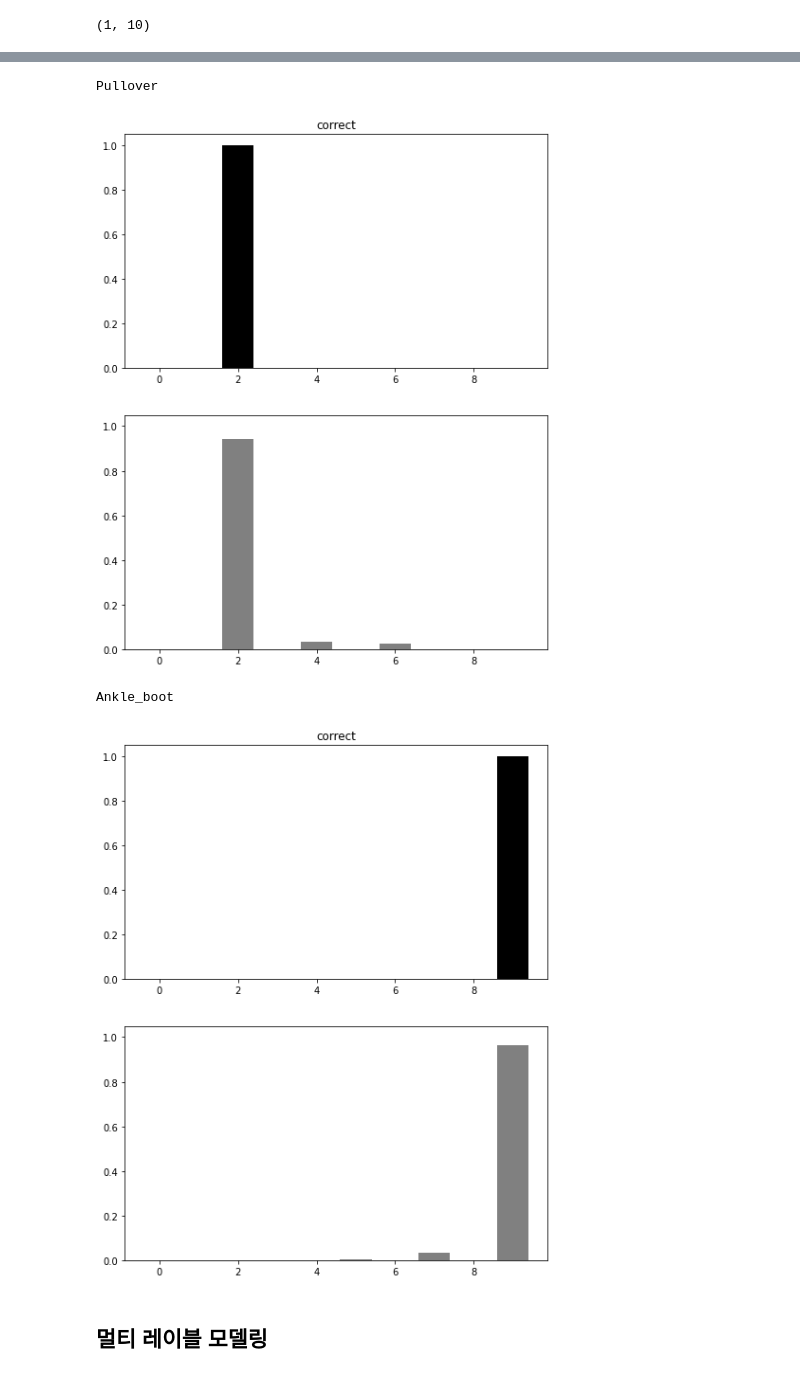
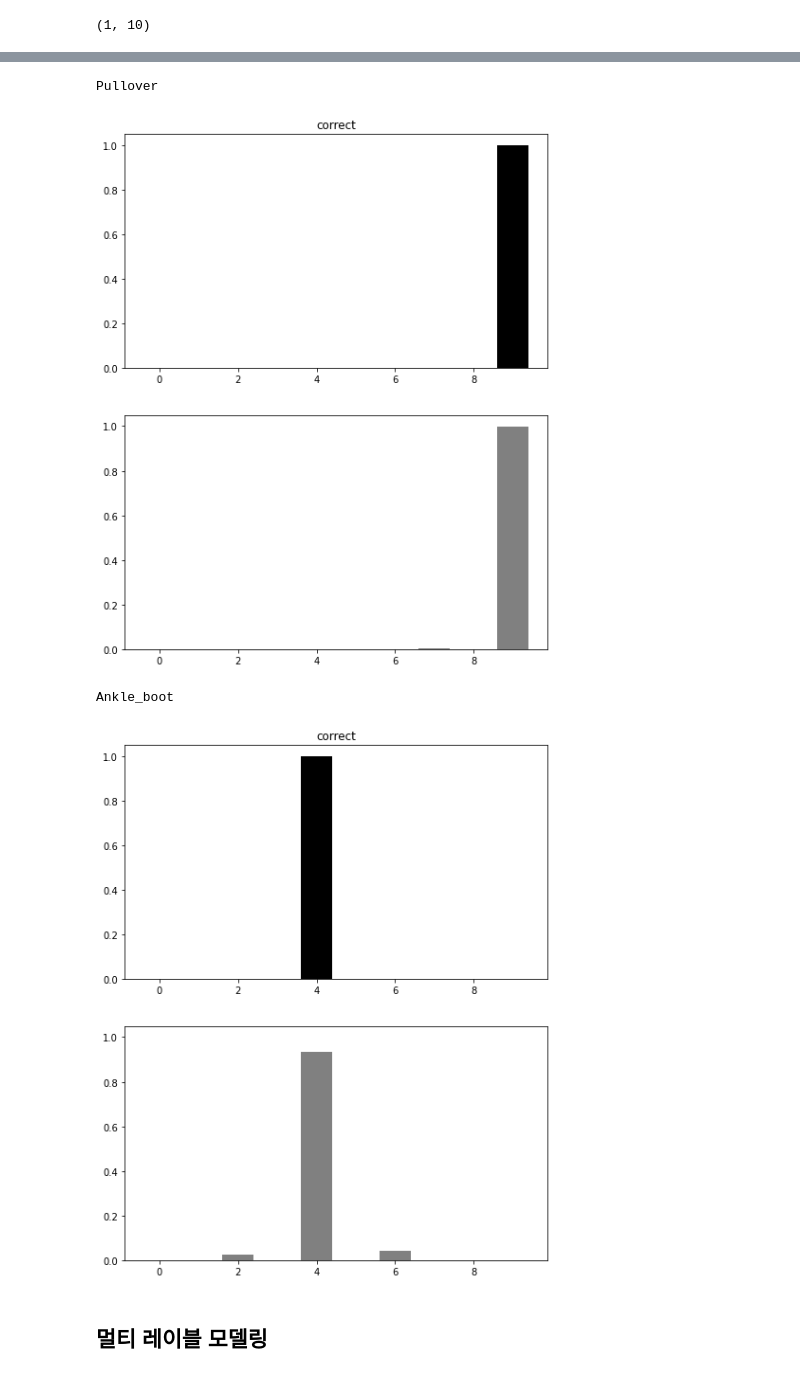
Before and after one commit to Vaycold/Vaycold, a Jupyter notebook: Python_DL/여러 의상 사진에서 옷 종류 구분하기~2차모델링.ipynb, the cells around one changed output, grey strips where cells are left out. Drawn from its saved outputs; the diff is of its cells as text; code cells hidden in the pictures.

```diff
--- a/Python_DL/여러 의상 사진에서 옷 종류 구분하기~2차모델링.ipynb
+++ b/Python_DL/여러 의상 사진에서 옷 종류 구분하기~2차모델링.ipynb
@@ -584,12 +241,15 @@ def single_model() :
 
     x = Conv2D(64, 2, padding='same',activation='relu')(x)
     x = MaxPool2D(2)(x)
-    #x = Flatten()(x) # 요건 모델1
-    x = GlobalAveragePooling2D()(x) #요건 모델2
+
+    x = Conv2D(64, 2, padding='same',activation='relu')(x) # 추가
+    x = MaxPool2D(2)(x)                                    # 추가
+
+    x = GlobalAveragePooling2D()(x)
     x = Dense(10, activation = 'softmax')(x)
 
     return Model(input,x)
 # %%
-model2 = single_model()
-model2.summary()
+model = single_model()
+model.summary()
 # %% [output]
@@ -634,3 +273,3 @@ _________________________________________________________________
 # %%
 # 만든 모델에 loss 와 optimizer, metric을 설정하자
-model2.compile(loss = 'categorical_crossentropy', optimizer = 'adam', metrics = ['accuracy'])
+model.compile(loss = 'categorical_crossentropy', optimizer = 'adam', metrics = ['accuracy'])
@@ -642,9 +276,9 @@ train_expand_images.shape
 # %%
 # 모델 학습시키자
-hist = model2.fit(train_expand_images.reshape((-1,56,56,1)),
+hist = model.fit(train_expand_images.reshape((-1,56,56,1)),
                   to_categorical(train_labels,10),
 
                   validation_data = (test_expand_images.reshape((-1,56,56,1)),
                                      to_categorical(test_labels,10))
-                  ,epochs=15, verbose=1)
+                  ,epochs=20, verbose=1)
 # %% [output]
@@ -705,8 +351,8 @@ Ankle_boot
 # %%
-res = model2.predict(test_expand_images[1].reshape((1,56,56,1)) )
+res = model.predict(test_expand_images[1227].reshape((1,56,56,1)) )
 plt.figure(figsize=(8,10))
 plt.subplot(211)
-plt.bar(np.arange(0,10), to_categorical((test_labels)[1],10), color='black')
+plt.bar(np.arange(0,10), to_categorical((test_labels)[1227],10), color='black')
 plt.title('correct')
 
 plt.subplot(212)
@@ -717,23 +363,23 @@ print(idx2label(test_labels[1]))
 plt.show()
 # %% [output]
 Pullover
-[figure, old version]
+[figure, new version]
 # %%
-res = model2.predict(test_expand_images[1227].reshape((1,56,56,1)) )
+res = model.predict(test_expand_images[426].reshape((1,56,56,1)) )
 plt.figure(figsize=(8,10))
 plt.subplot(211)
-plt.bar(np.arange(0,10), to_categorical((test_labels)[1227],10), color='black')
+plt.bar(np.arange(0,10), to_categorical((test_labels)[426],10), color='black')
 plt.title('correct')
 
 plt.subplot(212)
 plt.bar(np.arange(0,10), res[0], color='gray')
 plt.ylim(0,1.05)
 print(idx2label(test_labels[1227]))
 
 plt.show()
 # %% [output]
 Ankle_boot
-[figure, old version]
+[figure, new version]
 # %% [markdown]
 ## 멀티 레이블 모델링
 # %%
```
Also changed, not shown: parts of 112 cells of this notebook.
